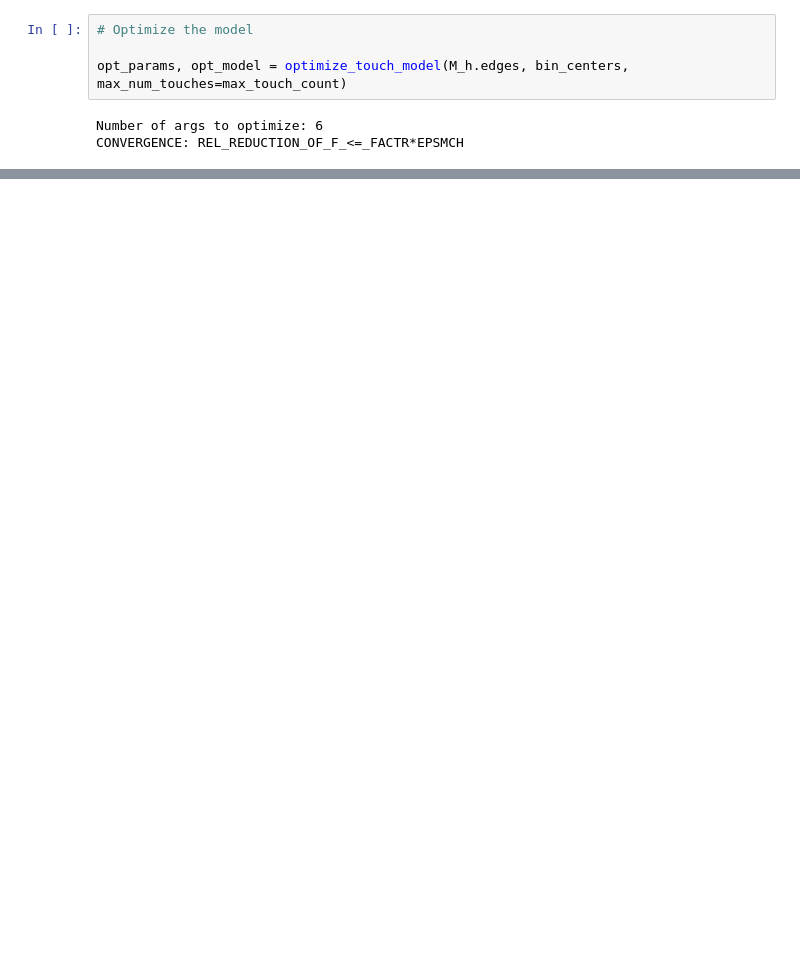
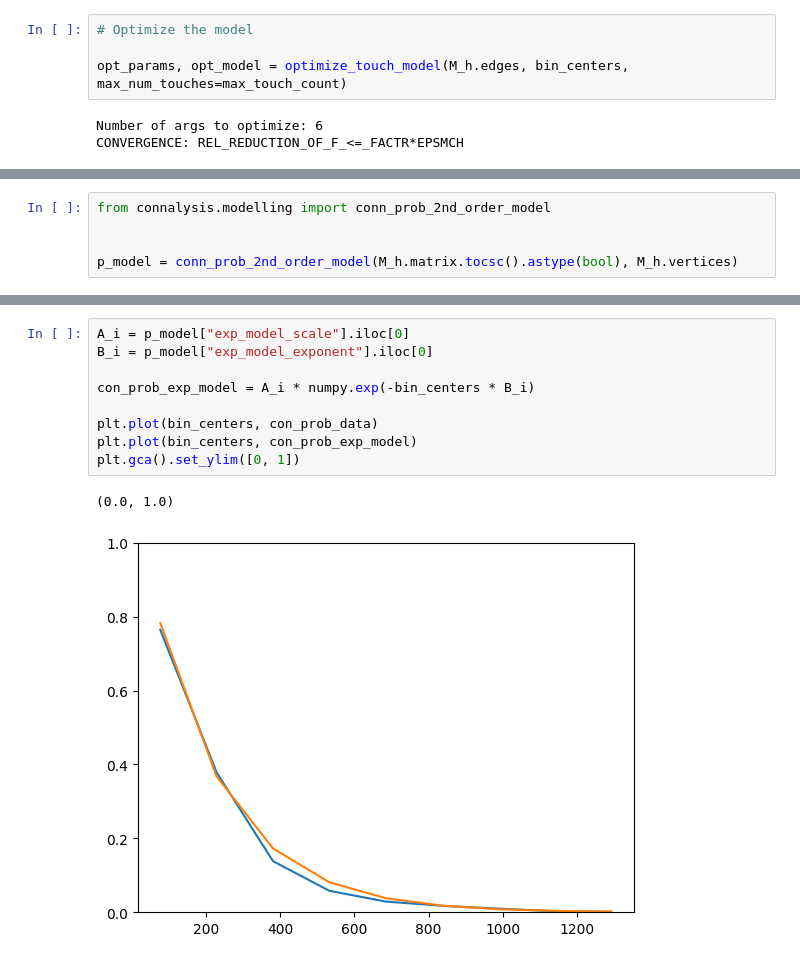
Before and after one commit to MWolfR/structuraltouchrandommodel, a Jupyter notebook: Fit and evaluate touch count model.ipynb, the cells around one changed output, grey strips where cells are left out. Saved outputs shown, nothing was run; the diff lists cells and outputs as text; blank space fills up the shorter version.

```diff
--- a/Fit and evaluate touch count model.ipynb
+++ b/Fit and evaluate touch count model.ipynb
@@ -117,0 +151,5 @@ ax2.set_xlim((-1, 50))
+# %%
+from connalysis.modelling import conn_prob_2nd_order_model
+
+
+p_model = conn_prob_2nd_order_model(M_h.matrix.tocsc().astype(bool), M_h.vertices)
@@ -117,0 +161,12 @@ ax2.set_xlim((-1, 50))
+# %%
+A_i = p_model["exp_model_scale"].iloc[0]
+B_i = p_model["exp_model_exponent"].iloc[0]
+
+con_prob_exp_model = A_i * numpy.exp(-bin_centers * B_i)
+
+plt.plot(bin_centers, con_prob_data)
+plt.plot(bin_centers, con_prob_exp_model)
+plt.gca().set_ylim([0, 1])
+# %% [output]
+(0.0, 1.0)
+[figure, added]
```
Also changed, not shown: parts of 16 cells of this notebook, 2 other files.
